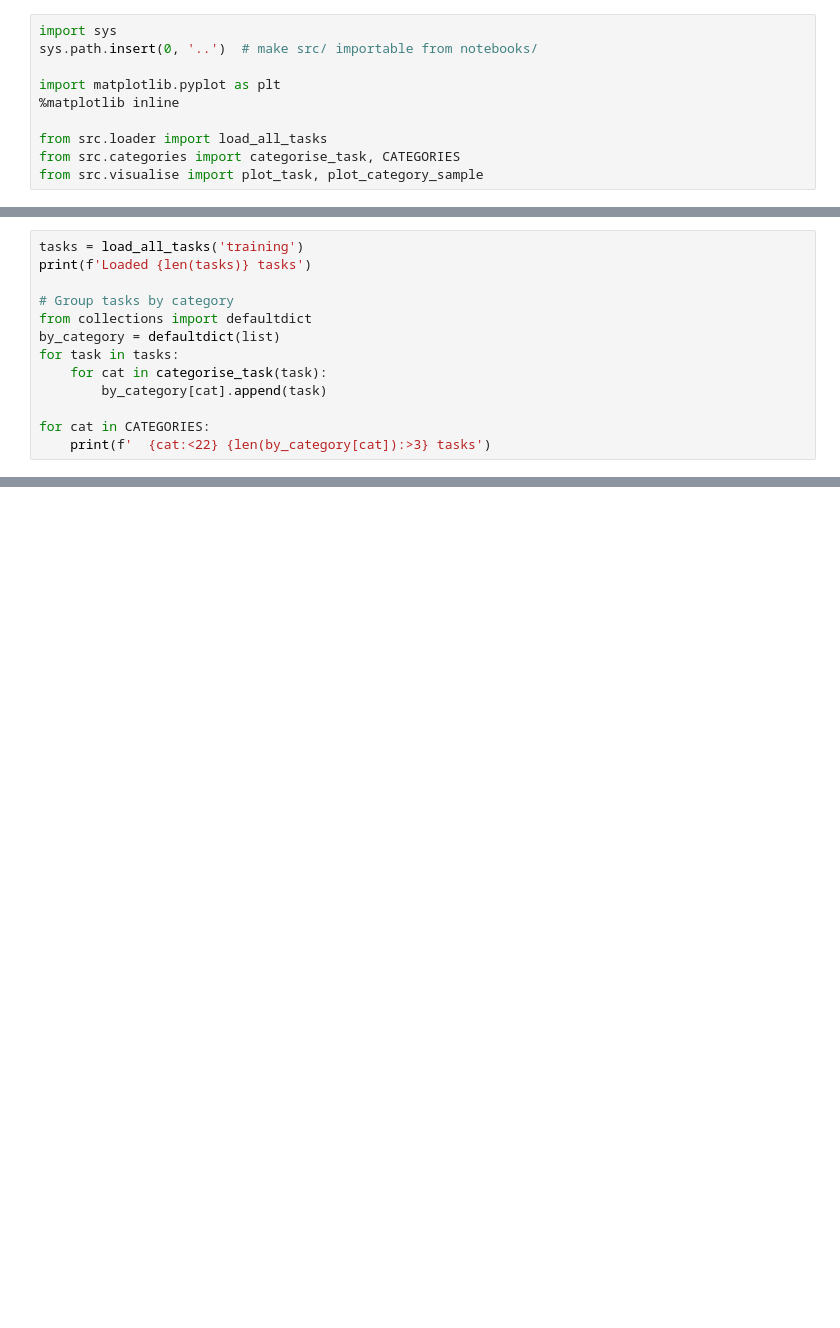
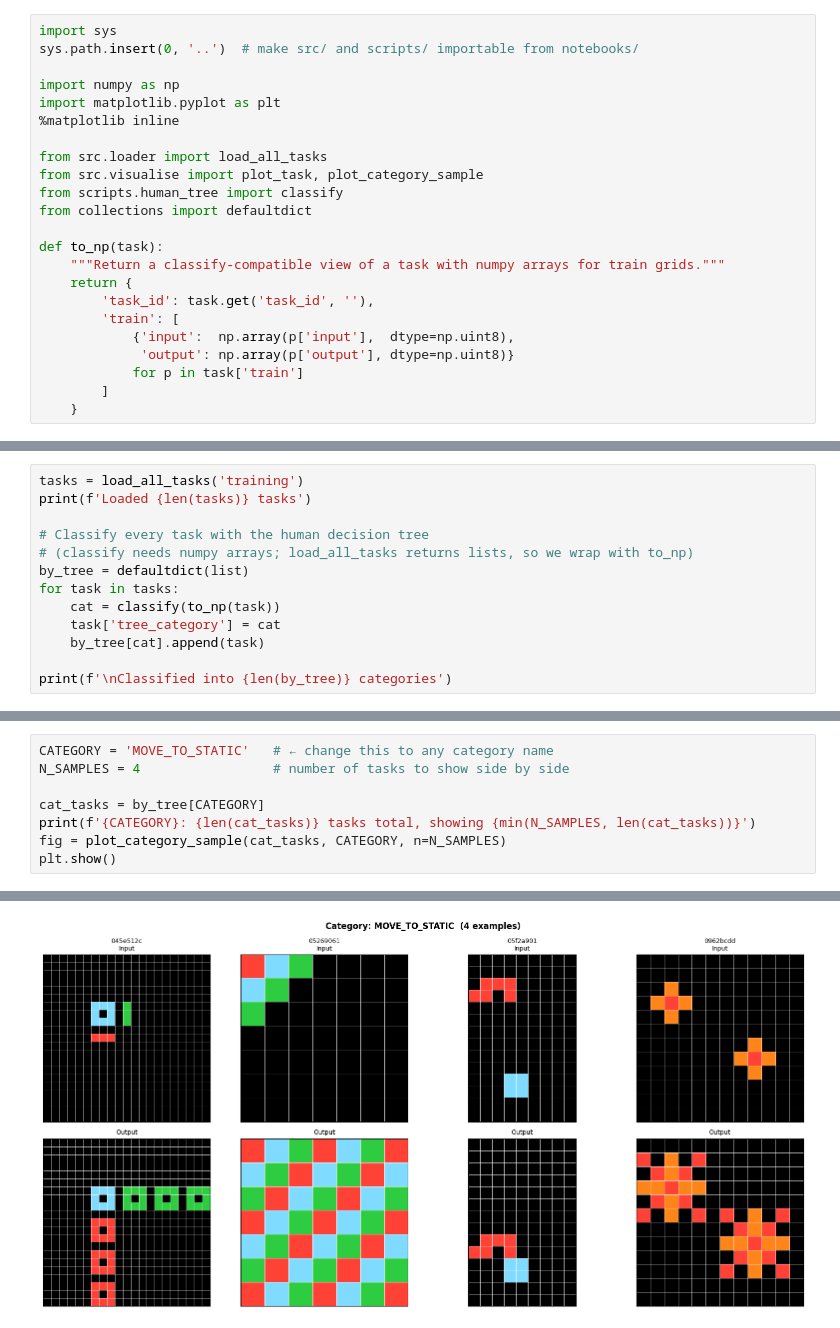
Before and after one commit to rodehyde/arc-agi-solver, a Jupyter notebook: notebooks/exploration.ipynb, the cells around one changed output, grey strips where cells are left out. Saved outputs shown, nothing was run; the diff lists cells and outputs as text; blank space fills up the shorter version.

```diff
--- a/notebooks/exploration.ipynb
+++ b/notebooks/exploration.ipynb
@@ -5,11 +12,24 @@ This notebook lets you browse tasks by category and inspect individual tasks in
 # %%
 import sys
-sys.path.insert(0, '..')  # make src/ importable from notebooks/
+sys.path.insert(0, '..')  # make src/ and scripts/ importable from notebooks/
 
+import numpy as np
 import matplotlib.pyplot as plt
 %matplotlib inline
 
 from src.loader import load_all_tasks
-from src.categories import categorise_task, CATEGORIES
 from src.visualise import plot_task, plot_category_sample
+from scripts.human_tree import classify
+from collections import defaultdict
+
+def to_np(task):
+    """Return a classify-compatible view of a task with numpy arrays for train grids."""
+    return {
+        'task_id': task.get('task_id', ''),
+        'train': [
+            {'input':  np.array(p['input'],  dtype=np.uint8),
+             'output': np.array(p['output'], dtype=np.uint8)}
+            for p in task['train']
+        ]
+    }
 # %% [markdown]
@@ -18,12 +38,12 @@ from src.visualise import plot_task, plot_category_sample
 tasks = load_all_tasks('training')
 print(f'Loaded {len(tasks)} tasks')
 
-# Group tasks by category
-from collections import defaultdict
-by_category = defaultdict(list)
+# Classify every task with the human decision tree
+# (classify needs numpy arrays; load_all_tasks returns lists, so we wrap with to_np)
+by_tree = defaultdict(list)
 for task in tasks:
-    for cat in categorise_task(task):
-        by_category[cat].append(task)
+    cat = classify(to_np(task))
+    task['tree_category'] = cat
+    by_tree[cat].append(task)
 
-for cat in CATEGORIES:
-    print(f'  {cat:<22} {len(by_category[cat]):>3} tasks')
+print(f'\nClassified into {len(by_tree)} categories')
@@ -52,0 +86,9 @@ Shows all train pairs (input → output) plus the test input.
+# %%
+CATEGORY = 'MOVE_TO_STATIC'   # ← change this to any category name
+N_SAMPLES = 4                 # number of tasks to show side by side
+
+cat_tasks = by_tree[CATEGORY]
+print(f'{CATEGORY}: {len(cat_tasks)} tasks total, showing {min(N_SAMPLES, len(cat_tasks))}')
+fig = plot_category_sample(cat_tasks, CATEGORY, n=N_SAMPLES)
+plt.show()
+# %% [output]
@@ -52,0 +96 @@ Shows all train pairs (input → output) plus the test input.
+[figure, added]
```
Also changed, not shown: parts of 22 cells of this notebook, 3 other files.
